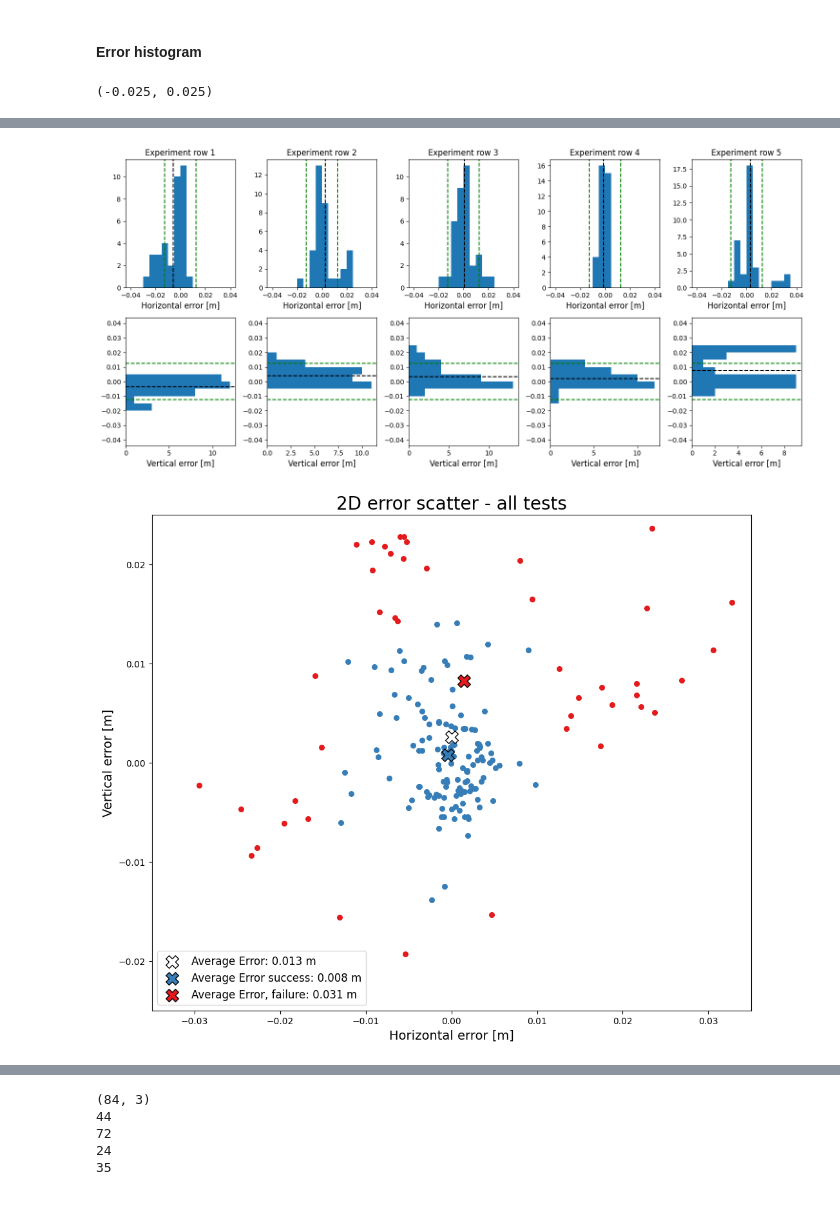
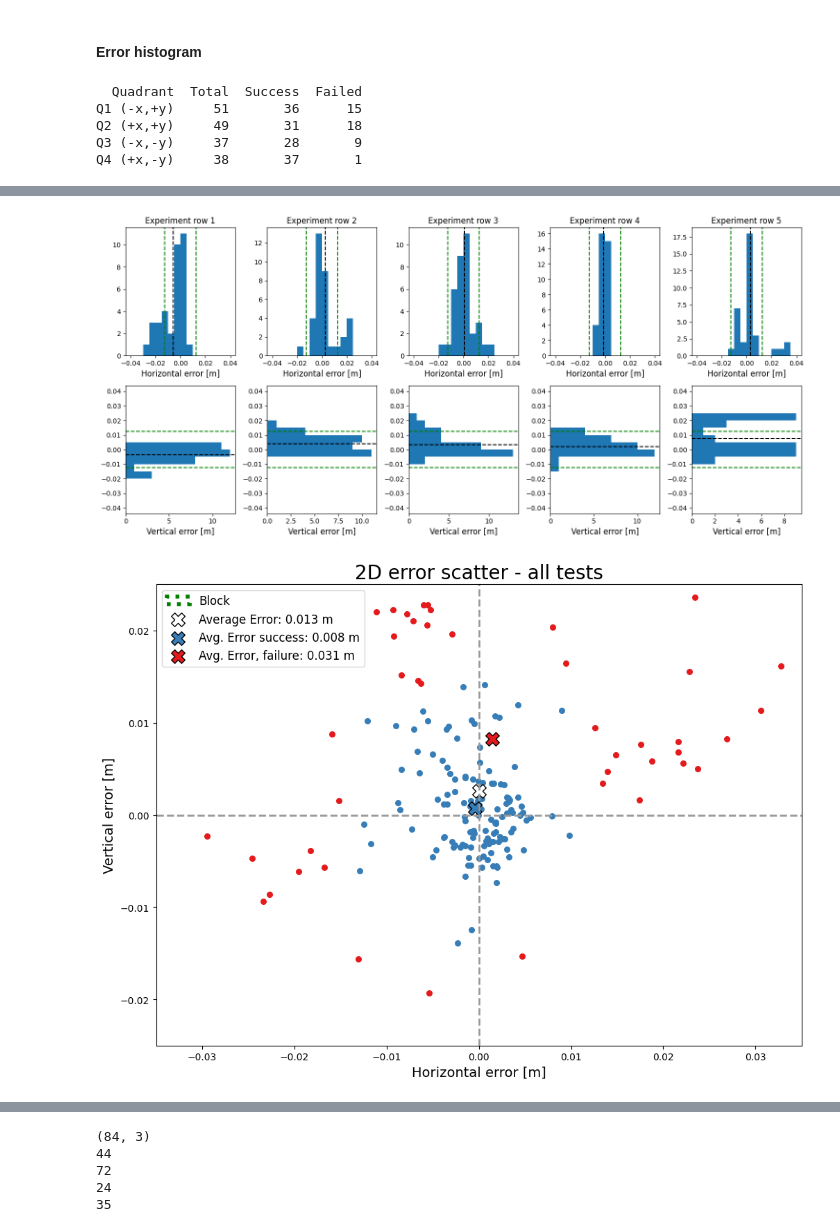
Before and after one commit to nicolas-duque/lerobot, a Jupyter notebook: lerobot/plots/eval_plots.ipynb, the cells around one changed output, grey strips where cells are left out. Cells and saved outputs as stored; diff of their text form; code cells hidden in the pictures; blank space fills up the shorter version.

```diff
--- a/lerobot/plots/eval_plots.ipynb
+++ b/lerobot/plots/eval_plots.ipynb
@@ -836,6 +857,8 @@ fig3.tight_layout()
 # %% [markdown]
 #### Error histogram ####
 # %%
+import pandas as pd
+
 # Define bin width
 bin_width = 0.005
 ########## GENERAL ERROR ANALYSIS ##########
@@ -858,19 +881,27 @@ fig_gea, axs_gea = plt.subplots(1,2, figsize=(15, 7))
 
 #axs8[0].hist(d_k_uk_x, bins=bins, label=['Known', 'known'], stacked=False, color=colors[6:8])
 
-axs_gea[0].hist([d_xy[:,1,:].flatten()[success == 1],d_xy[:,1,:].flatten()[success == 0]],label=['Successful','Unsuccessful'], color=[colors[1], colors[0]], stacked = True, bins=bins)
-axs_gea[0].set_title("Horizontal error histogram - all tests: " + str(round(avg_err_x,4)) + " m")
-axs_gea[0].axvline(0.0125, color='green', linestyle='--')
+
+
+axs_gea[0].hist([d_xy[:,1,:].flatten()[success == 1],d_xy[:,1,:].flatten()[success == 0]],label=['Successful','Failed'], color=[colors[1], colors[0]], stacked = True, bins=bins)
+axs_gea[0].set_title("Horizontal error histogram - all tests")
+axs_gea[0].axvline(0.0125, color='green', linestyle='--', label='Block limits')
 axs_gea[0].axvline(-0.0125, color='green', linestyle='--')
-axs_gea[0].axvline(avg_err_x, color='black', linestyle='--')
+axs_gea[0].axvline(avg_err_x, color='black', linestyle='--', label=' Avg. error: ' + str(round(avg_err_x,4)) + ' m')
 axs_gea[0].legend(fontsize=12)
 
-axs_gea[1].hist([d_xy[:,0,:].flatten()[success == 1],d_xy[:,0,:].flatten()[success == 0]], orientation='horizontal',label=['Successful','Unsuccessful'], color=[colors[1], colors[0]], stacked = True, bins=bins)
-axs_gea[1].set_title("Vertical error histogram - all tests: " + str(round(avg_err_y,4)) + " m")
-axs_gea[1].axhline(0.0125, color='green', linestyle='--')
+axs_gea[1].hist([d_xy[:,0,:].flatten()[success == 1],d_xy[:,0,:].flatten()[success == 0]], orientation='horizontal',label=['Successful','Failed'], color=[colors[1], colors[0]], stacked = True, bins=bins)
+axs_gea[1].set_title("Vertical error histogram - all tests")
+axs_gea[1].axhline(0.0125, color='green', linestyle='--', label='Block limits')
 axs_gea[1].axhline(-0.0125, color='green', linestyle='--')
-axs_gea[1].axhline(avg_err_y, color='black', linestyle='--')
+axs_gea[1].axhline(avg_err_y, color='black', linestyle='--', label=' Avg. error: ' + str(round(avg_err_y,4)) + ' m')
 axs_gea[1].legend(fontsize=12)
+
+axs_gea[0].set_xlabel("Horizontal error [m]", fontsize=12)
+axs_gea[0].set_ylabel("Count", fontsize=12)
+
+axs_gea[1].set_ylabel("Vertical error [m]", fontsize=12)
+axs_gea[1].set_xlabel("Count", fontsize=12)
 
 #### COLUMNS ####
 fig_gea_col, axs_gea_col = plt.subplots(2,5, figsize=(15, 7))
@@ -921,15 +952,24 @@ for i in range(5):
     axs_gea_row[1,i].axhline(-0.0125, color='green', linestyle='--')
     axs_gea_row[1,i].axhline(avg_err_y_gea_row, color='black', linestyle='--')
 
+
+
 fig_gea_row.tight_layout()
 
+
+
 fig_gea_scatter, axs_gea_scatter = plt.subplots(1, 1, figsize=(12, 10))
+rec_u = plt.Rectangle(bottom_left,0.025,0.025, ec='green', fc='none', rotation_point="center", linewidth=4, linestyle=':', label='Block')
+axs_gea_scatter.add_patch(rec_u)
+axs_gea_scatter.axvline(0.0, color=colors[7], linestyle='--', linewidth = 2)
+axs_gea_scatter.axhline(0.0, color=colors[7], linestyle='--', linewidth = 2)
+
 axs_gea_scatter.scatter(d_xy_reshape[success == 0,1], d_xy_reshape[success == 0,0], color=colors[0], s = 30)
 axs_gea_scatter.scatter(d_xy_reshape[success == 1,1], d_xy_reshape[success ==1,0], color=colors[1], s = 30)
 axs_gea_scatter.scatter(avg_err_x, avg_err_y, marker='X', s=200, color='white', edgecolors= 'black', label='Average Error: '+str(avg_err) + ' m')
 
-axs_gea_scatter.scatter(avg_err_x_success, avg_err_y_success, marker='X', s=200, color=colors[1], edgecolors= 'black' ,label='Average Error success: '+str(avg_err_success) + ' m')
-axs_gea_scatter.scatter(avg_err_x_failed, avg_err_y_failed, marker='X', s=200, color=colors[0], edgecolors= 'black', label='Average Error, failure: '+str(avg_err_failed) + ' m')
+axs_gea_scatter.scatter(avg_err_x_success, avg_err_y_success, marker='X', s=200, color=colors[1], edgecolors= 'black' ,label='Avg. Error success: '+str(avg_err_success) + ' m')
+axs_gea_scatter.scatter(avg_err_x_failed, avg_err_y_failed, marker='X', s=200, color=colors[0], edgecolors= 'black', label='Avg. Error, failure: '+str(avg_err_failed) + ' m')
 
 axs_gea_scatter.legend(fontsize = 12)
 axs_gea_scatter.set_title("2D error scatter - all tests",fontsize=20)
@@ -938,5 +978,39 @@ axs_gea_scatter.set_ylabel("Vertical error [m]", fontsize=14)
 
 axs_gea_scatter.set_xlim(-0.035, 0.035)
 axs_gea_scatter.set_ylim(-0.025, 0.025)
+
+axs_gea_scatter.set_aspect('equal')
+
+
+### Counting by quadrants
+
+total_q1_g = np.sum((d_xy_reshape[:, 1] < 0) & (d_xy_reshape[:, 0] > 0))
+total_q2_g = np.sum((d_xy_reshape[:, 1] > 0) & (d_xy_reshape[:, 0] > 0))
+total_q3_g = np.sum((d_xy_reshape[:, 1] < 0) & (d_xy_reshape[:, 0] < 0))
+total_q4_g = np.sum((d_xy_reshape[:, 1] > 0) & (d_xy_reshape[:, 0] < 0))
+
+success_q1_g = np.sum((d_xy_reshape[success==1, 1] < 0) & (d_xy_reshape[success==1, 0] > 0))
+success_q2_g = np.sum((d_xy_reshape[success==1, 1] > 0) & (d_xy_reshape[success==1, 0] > 0))
+success_q3_g = np.sum((d_xy_reshape[success==1, 1] < 0) & (d_xy_reshape[success==1, 0] < 0))
+success_q4_g = np.sum((d_xy_reshape[success==1, 1] > 0) & (d_xy_reshape[success==1, 0] < 0))
+
+failed_q1_g = np.sum((d_xy_reshape[success==0, 1] < 0) & (d_xy_reshape[success==0, 0] > 0))
+failed_q2_g = np.sum((d_xy_reshape[success==0, 1] > 0) & (d_xy_reshape[success==0, 0] > 0))
+failed_q3_g = np.sum((d_xy_reshape[success==0, 1] < 0) & (d_xy_reshape[success==0, 0] < 0))
+failed_q4_g = np.sum((d_xy_reshape[success==0, 1] > 0) & (d_xy_reshape[success==0, 0] < 0))
+
+
+data = {
+    "Quadrant": ["Q1 (-x,+y)", "Q2 (+x,+y)", "Q3 (-x,-y)", "Q4 (+x,-y)"],
+    "Total": [total_q1_g, total_q2_g, total_q3_g, total_q4_g],
+    "Success": [success_q1_g, success_q2_g, success_q3_g, success_q4_g],
+    "Failed": [failed_q1_g, failed_q2_g, failed_q3_g, failed_q4_g]
+}
+df_quadrants = pd.DataFrame(data)
+print(df_quadrants.to_string(index=False))
 # %% [output]
-(-0.025, 0.025)
+  Quadrant  Total  Success  Failed
+Q1 (-x,+y)     51       36      15
+Q2 (+x,+y)     49       31      18
+Q3 (-x,-y)     37       28       9
+Q4 (+x,-y)     38       37       1
@@ -944,6 +1018,6 @@ axs_gea_scatter.set_ylim(-0.025, 0.025)
 [figure]
 [figure]
-[figure, old version]
+[figure, new version]
 # %%
 fig_gea_opening, axs_gea_opening = plt.subplots(1, 2, figsize=(15, 10))
 
```
Also changed, not shown: parts of 13 cells of this notebook.
